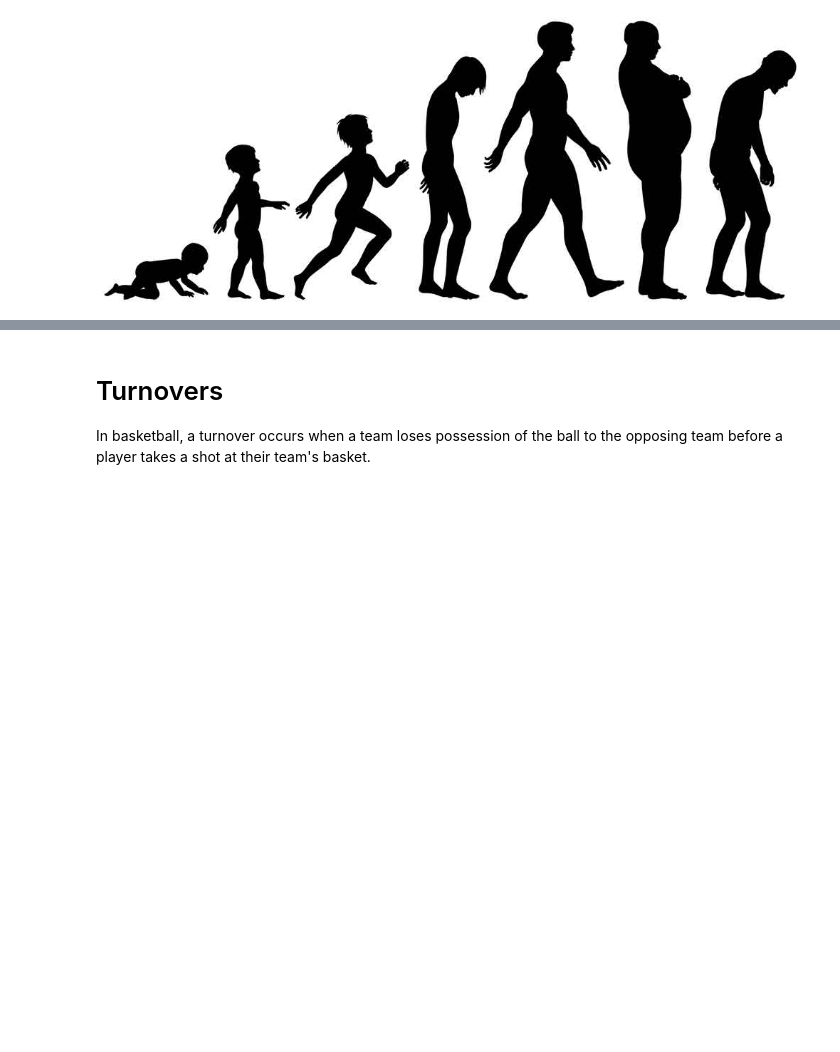
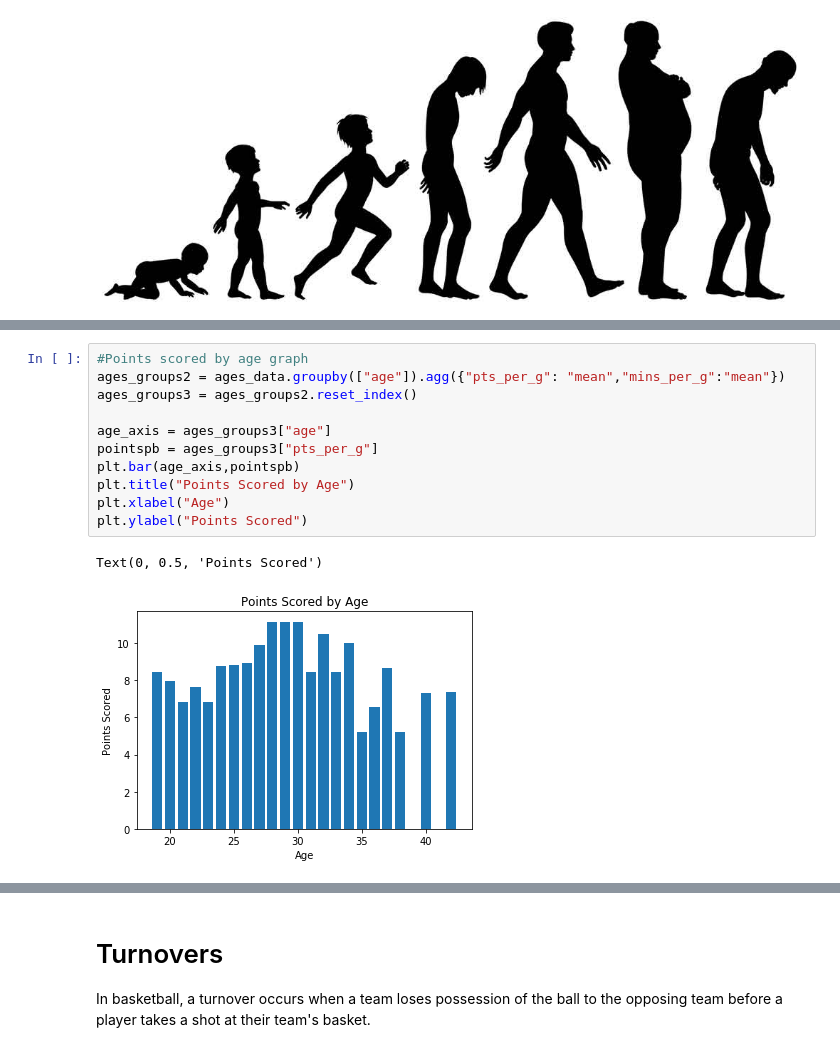
Before and after one commit to Alyrei/project-1, a Jupyter notebook: NBA-PLAYERS.ipynb, the cells around one changed output, grey strips where cells are left out. Cells and saved outputs as stored; diff of their text form; blank space fills up the shorter version.

```diff
--- a/NBA-PLAYERS.ipynb
+++ b/NBA-PLAYERS.ipynb
@@ -237,0 +331,14 @@ Image("Images/age.jpg")
+# %%
+#Points scored by age graph
+ages_groups2 = ages_data.groupby(["age"]).agg({"pts_per_g": "mean","mins_per_g":"mean"})
+ages_groups3 = ages_groups2.reset_index()
+
+age_axis = ages_groups3["age"]
+pointspb = ages_groups3["pts_per_g"]
+plt.bar(age_axis,pointspb)
+plt.title("Points Scored by Age")
+plt.xlabel("Age")
+plt.ylabel("Points Scored")
+# %% [output]
+Text(0, 0.5, 'Points Scored')
+[figure, added]
```
Also changed, not shown: parts of 6 cells of this notebook.
